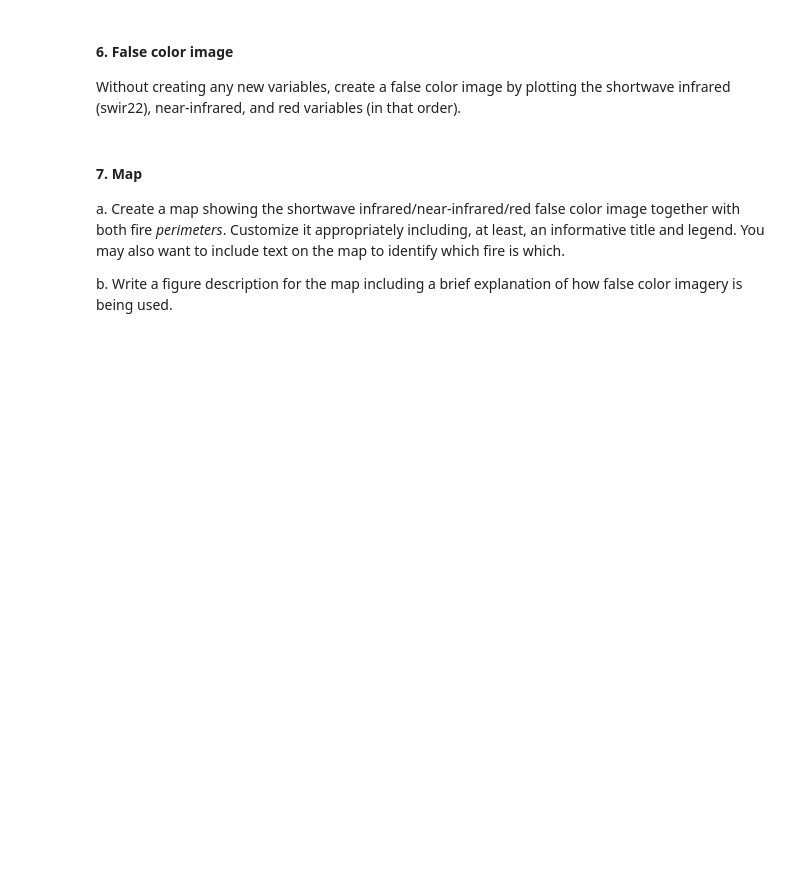
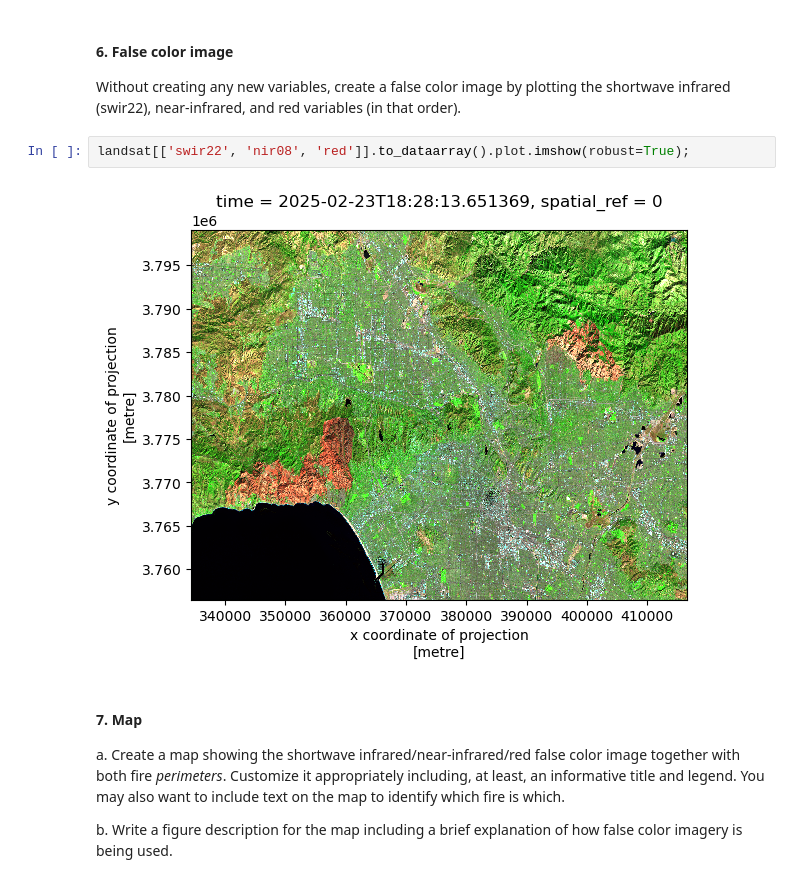
Before and after one commit to karolinasienko/eds220-hwk4, a Jupyter notebook: hwk4-task2-false-color-SIENKO.ipynb, the cells around one changed output. Drawn from its saved outputs; the diff is of its cells as text; blank space fills up the shorter version.

```diff
--- a/hwk4-task2-false-color-SIENKO.ipynb
+++ b/hwk4-task2-false-color-SIENKO.ipynb
@@ -232,6 +267,10 @@ f. In a markdown cell write a brief explanation comparing the outputs for parts
 #### 6. False color image
 
 Without creating any new variables, create a false color image by plotting the shortwave infrared (swir22), near-infrared, and red variables (in that order).
+# %%
+landsat[['swir22', 'nir08', 'red']].to_dataarray().plot.imshow(robust=True);
+# %% [output]
+[figure, added]
 # %% [markdown]
 #### 7. Map
 
```
Also changed, not shown: parts of 12 cells of this notebook.
